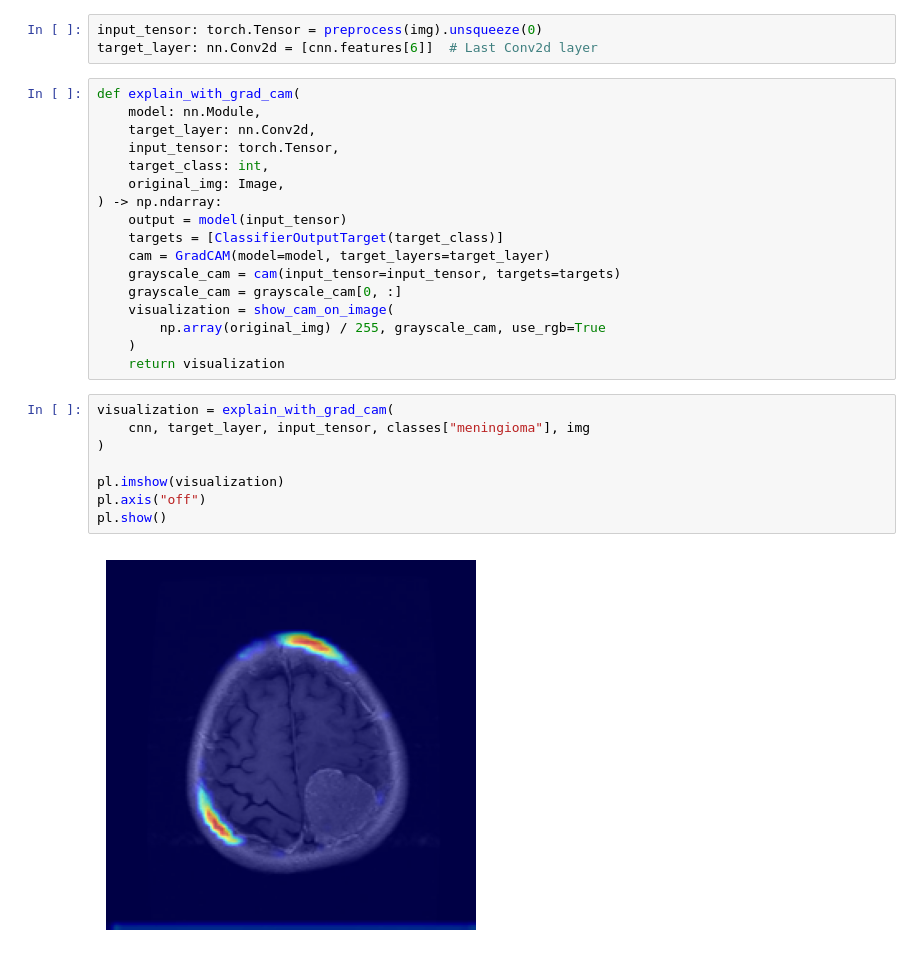
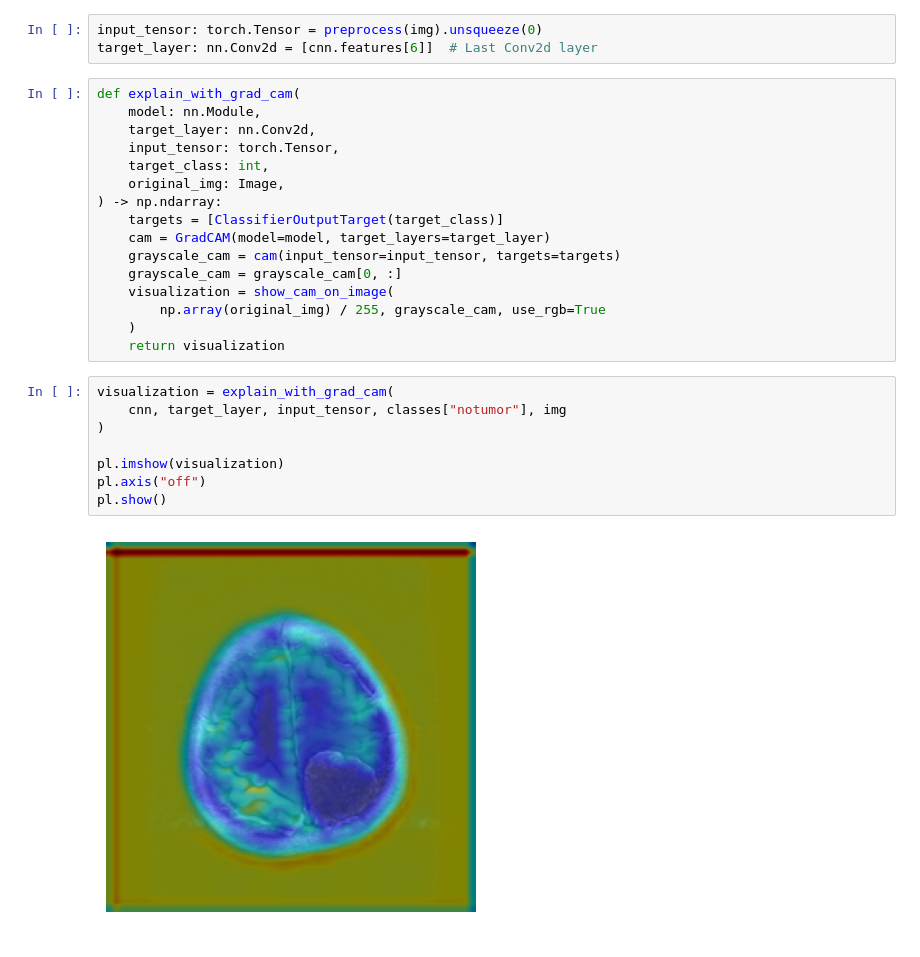
Before and after one commit to M4yfl0w3r/flower-eng-thesis, a Jupyter notebook: src/grad_cam_research.ipynb, the cells around one changed output. Cells and saved outputs as stored; diff of their text form.

```diff
--- a/src/grad_cam_research.ipynb
+++ b/src/grad_cam_research.ipynb
@@ -68,7 +69,6 @@ def explain_with_grad_cam(
     target_class: int,
     original_img: Image,
 ) -> np.ndarray:
-    output = model(input_tensor)
     targets = [ClassifierOutputTarget(target_class)]
     cam = GradCAM(model=model, target_layers=target_layer)
     grayscale_cam = cam(input_tensor=input_tensor, targets=targets)
@@ -79,11 +79,11 @@ def explain_with_grad_cam(
     return visualization
 # %%
 visualization = explain_with_grad_cam(
-    cnn, target_layer, input_tensor, classes["meningioma"], img
+    cnn, target_layer, input_tensor, classes["notumor"], img
 )
 
 pl.imshow(visualization)
 pl.axis("off")
 pl.show()
 # %% [output]
-[figure, old version]
+[figure, new version]
```
Also changed, not shown: parts of 1 cell of this notebook, 3 other files.
